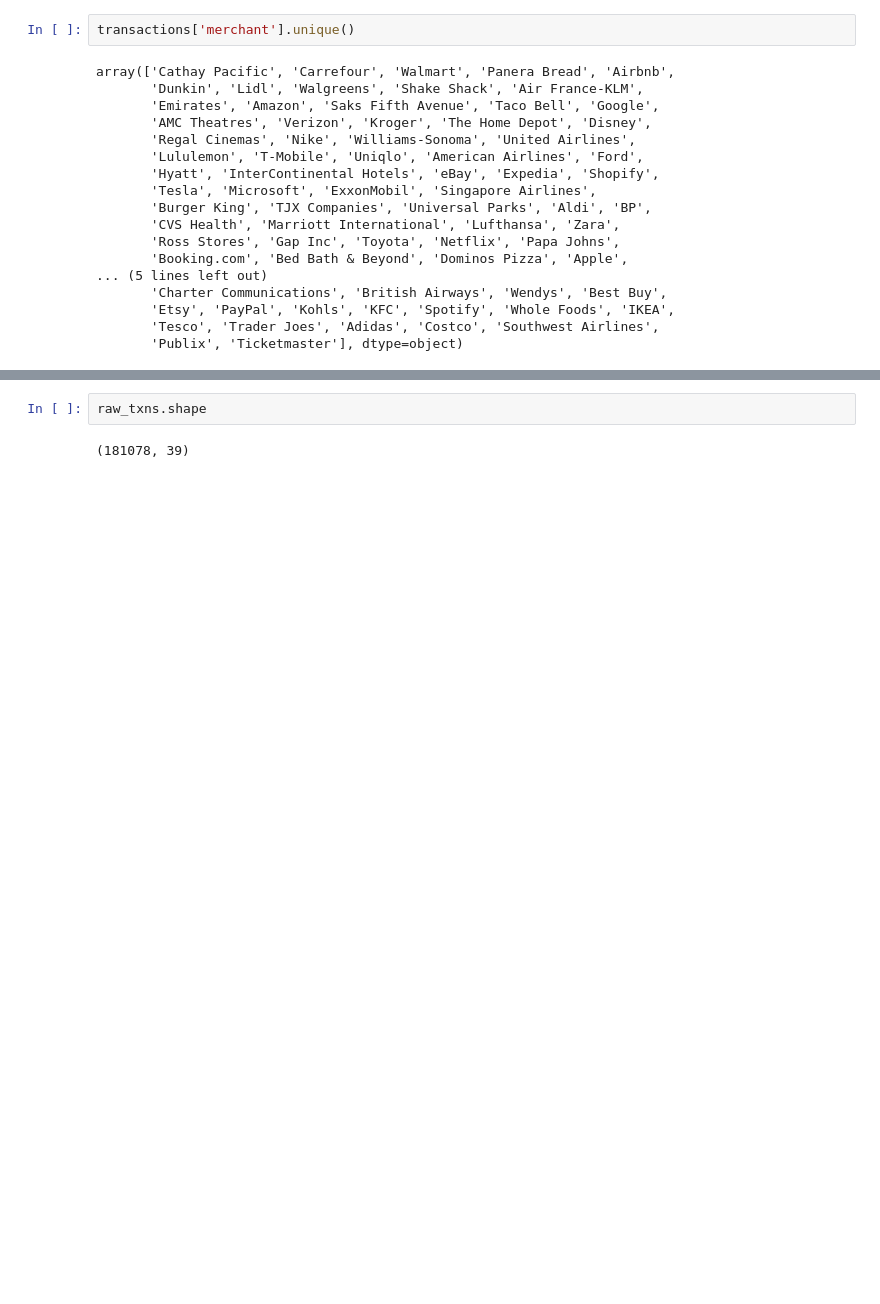
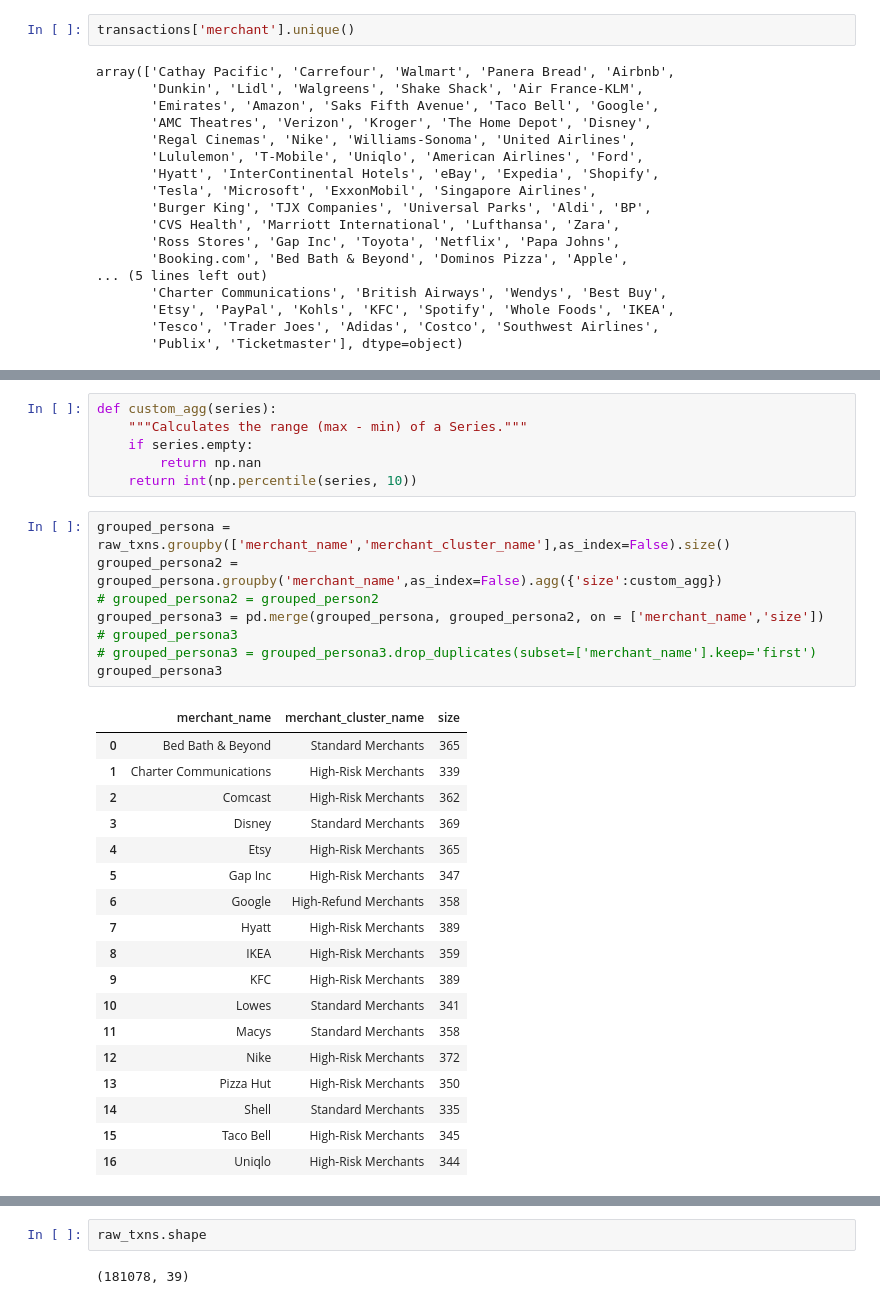
Before and after one commit to Vishaldawar/synthetic_persona, a Jupyter notebook: clustering_data.ipynb, the cells around one changed output, grey strips where cells are left out. Drawn from its saved outputs; the diff is of its cells as text; blank space fills up the shorter version.

```diff
--- a/clustering_data.ipynb
+++ b/clustering_data.ipynb
@@ -914,0 +936,33 @@ raw_txns.head(3)
+# %%
+def custom_agg(series):
+    """Calculates the range (max - min) of a Series."""
+    if series.empty:
+        return np.nan
+    return int(np.percentile(series, 10))
+# %%
+grouped_persona = raw_txns.groupby(['merchant_name','merchant_cluster_name'],as_index=False).size()
+grouped_persona2 = grouped_persona.groupby('merchant_name',as_index=False).agg({'size':custom_agg})
+# grouped_persona2 = grouped_person2
+grouped_persona3 = pd.merge(grouped_persona, grouped_persona2, on = ['merchant_name','size'])
+# grouped_persona3
+# grouped_persona3 = grouped_persona3.drop_duplicates(subset=['merchant_name'].keep='first')
+grouped_persona3
+# %% [output]
+|  | merchant_name | merchant_cluster_name | size |
+| 0 | Bed Bath & Beyond | Standard Merchants | 365 |
+| 1 | Charter Communications | High-Risk Merchants | 339 |
+| 2 | Comcast | High-Risk Merchants | 362 |
+| 3 | Disney | Standard Merchants | 369 |
+| 4 | Etsy | High-Risk Merchants | 365 |
+| 5 | Gap Inc | High-Risk Merchants | 347 |
+| 6 | Google | High-Refund Merchants | 358 |
+| 7 | Hyatt | High-Risk Merchants | 389 |
+| 8 | IKEA | High-Risk Merchants | 359 |
+| 9 | KFC | High-Risk Merchants | 389 |
+| 10 | Lowes | Standard Merchants | 341 |
+| 11 | Macys | Standard Merchants | 358 |
+| 12 | Nike | High-Risk Merchants | 372 |
+| 13 | Pizza Hut | High-Risk Merchants | 350 |
+| 14 | Shell | Standard Merchants | 335 |
+| 15 | Taco Bell | High-Risk Merchants | 345 |
+| 16 | Uniqlo | High-Risk Merchants | 344 |
```
Also changed, not shown: parts of 12 cells of this notebook, 12 other files.
